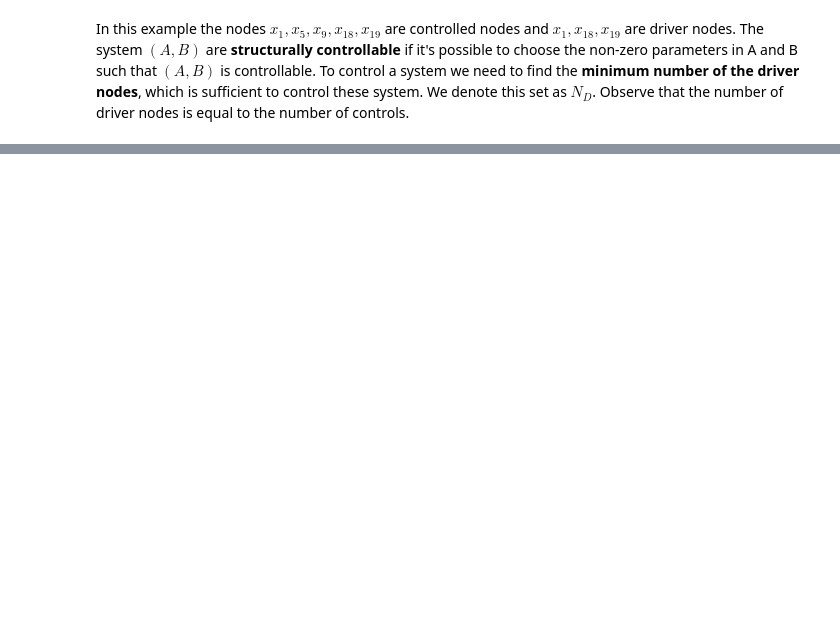
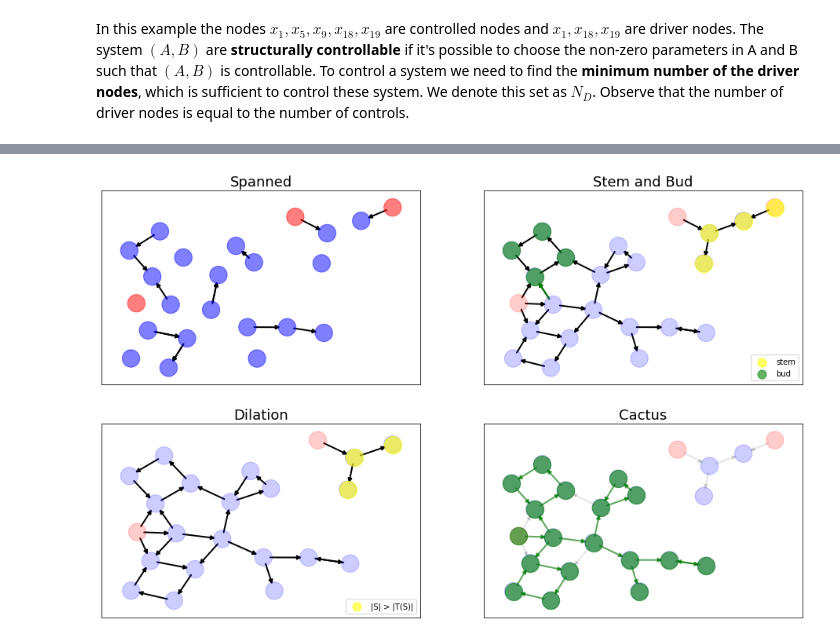
Before and after one commit to lucasmoschen/optimal-vaccination-networks, a Jupyter notebook: notebooks/control_complex_networks.ipynb, the cells around one changed output, grey strips where cells are left out. Saved outputs shown, nothing was run; the diff lists cells and outputs as text; code cells hidden in the pictures; blank space fills up the shorter version.

```diff
--- a/notebooks/control_complex_networks.ipynb
+++ b/notebooks/control_complex_networks.ipynb
@@ -165,0 +173,98 @@ Given a stem $S_0$ and buds $B_1 , B_2 , · · · , B_l$ , then $S_0 \cup B_1 \c
+# %%
+fig, ax = plt.subplots(2,2,figsize = (16,10))
+
+# Spanned by subgraph
+
+options = {"pos": pos, "node_size": 500, "alpha": 0.5, "node_color": colors, "ax": ax[0][0]}
+nx.draw_networkx_nodes(G, **options)
+
+options = {"pos": pos, "width": 2, "edge_color": "black", "ax": ax[0][0]}
+nx.draw_networkx_edges(G,
+    edgelist = edges[np.random.randint(len(edges), size = 15)],
+    **options
+)
+ax[0][0].set_title('Spanned', fontsize = 18)
+
+# Stem and bud
+
+options = {"pos": pos, "node_size": 500, "alpha": 0.2, "node_color": colors, "ax": ax[0][1]}
+nx.draw_networkx_nodes(G, **options)
+
+options['alpha'] = 0.6
+options['node_color'] = 'yellow'
+nx.draw_networkx_nodes(G,
+                       nodelist = ['u3', 'x18', 'x19', 'x20'],
+                       label = "stem",
+                       **options)
+options['node_color'] = 'green'
+nx.draw_networkx_nodes(G,
+                       nodelist = ['x9', 'x10', 'x11', 'x12'],
+                       label = "bud",
+                       **options)
+
+options = {"pos": pos, "width": 2, "edge_color": "black", "ax": ax[0][1]}
+nx.draw_networkx_edges(G, **options)
+options['edge_color'] = 'green'
+nx.draw_networkx_edges(G,
+                       edgelist = [('x1', 'x9')],
+                       **options)
+
+ax[0][1].set_title('Stem and Bud', fontsize = 18)
+ax[0][1].legend(markerscale = 0.5, loc = 'lower right')
+
+# Dilation
+
+G.remove_node('u3')
+
+options = {"pos": pos, "node_size": 500, "alpha": 0.2, "node_color": colors[:-1], "ax": ax[1][0]}
+nx.draw_networkx_nodes(G, **options)
+
+options['alpha'] = 0.6
+options['node_color'] = 'yellow'
+nx.draw_networkx_nodes(G,
+                       nodelist = ['x18', 'x19', 'x20'],
+                       label = r'|S| > |T(S)|',
+                       **options)
+
+options = {"pos": pos, "width": 2, "edge_color": "black", "ax": ax[1][0]}
+nx.draw_networkx_edges(G, **options)
+
+ax[1][0].set_title('Dilation', fontsize = 18)
+ax[1][0].legend(markerscale = 0.5, loc = 'lower right')
+
+G.add_nodes_from([('u3', {'type': 'control'})])
+G.add_edges_from([('u3', 'x19')])
+
+# Cactus
+
+options = {"pos": pos, "node_size": 500, "alpha": 0.2, "node_color": colors, "ax": ax[1][1]}
+nx.draw_networkx_nodes(G, **options)
+
+options['alpha'] = 0.6
+options['node_color'] = 'green'
+selected_nodes = ['u1', 'x1', 'x2', 'x3', 'x4', 'x5', 'x6', 'x7', 'x8',
+                  'x9', 'x10', 'x11', 'x12', 'x13', 'x14', 'x15', 'x16', 'x17']
+nx.draw_networkx_nodes(G,
+                       nodelist = selected_nodes,
+                       **options)
+
+options = {"pos": pos, "width": 2, "edge_color": "black", "alpha": 0.1, "ax": ax[1][1]}
+nx.draw_networkx_edges(G,
+                       **options)
+
+options['alpha'] = 0.6
+options['edge_color'] = 'green'
+selected_edges = [('u1', 'x1'), ('x1', 'x2'), ('x2', 'x3'), ('x3', 'x4'),
+                  ('x1', 'x5'), ('x5', 'x6'), ('x6', 'x7'), ('x7', 'x8'), ('x8', 'x5'),
+                  ('x1', 'x9'), ('x9', 'x10'), ('x10', 'x11'), ('x11', 'x12'), ('x12', 'x9'),
+                  ('x3', 'x13'), ('x13', 'x14'), ('x14', 'x13'), ('x2', 'x15'),
+                  ('x15','x16'), ('x16', 'x17'), ('x17', 'x15')]
+nx.draw_networkx_edges(G,
+                       edgelist = selected_edges,
+                       **options)
+
+ax[1][1].set_title('Cactus', fontsize = 18)
+
+plt.show()
+# %% [output]
+[figure, added]
```
Also changed, not shown: parts of 14 cells of this notebook.
